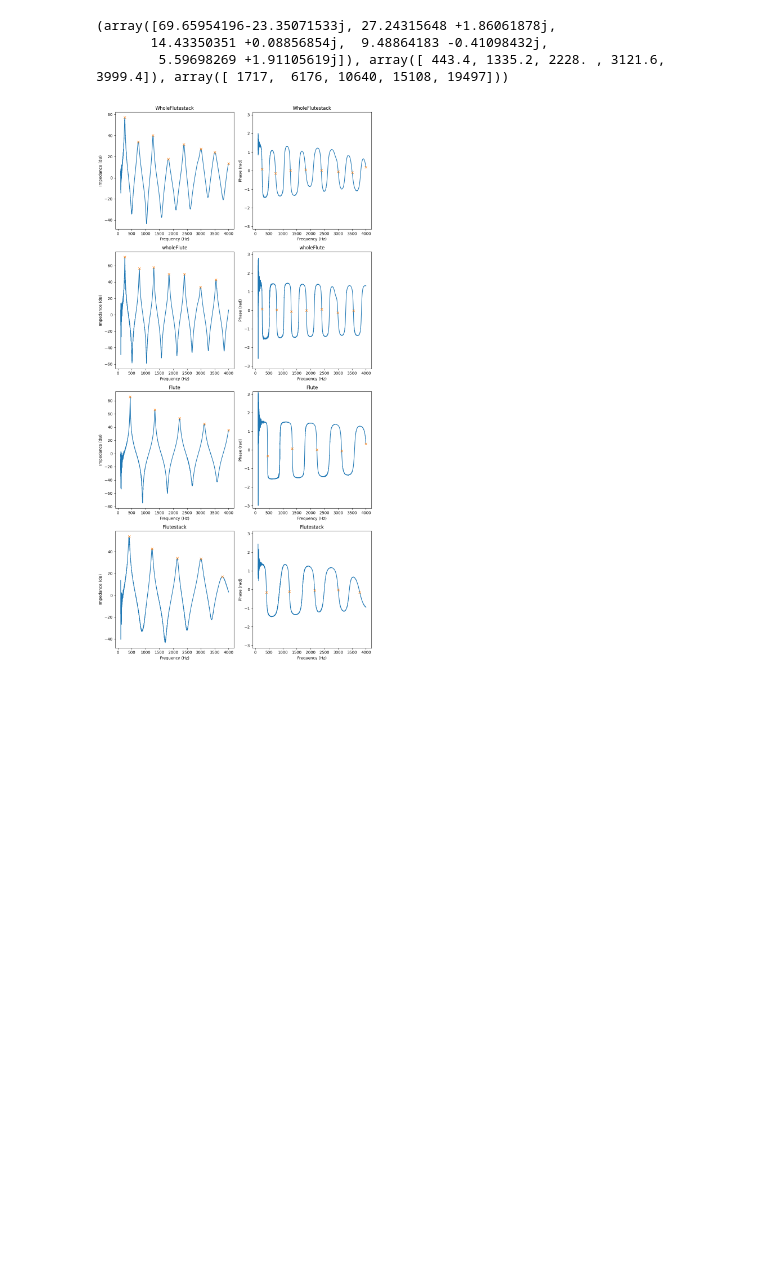
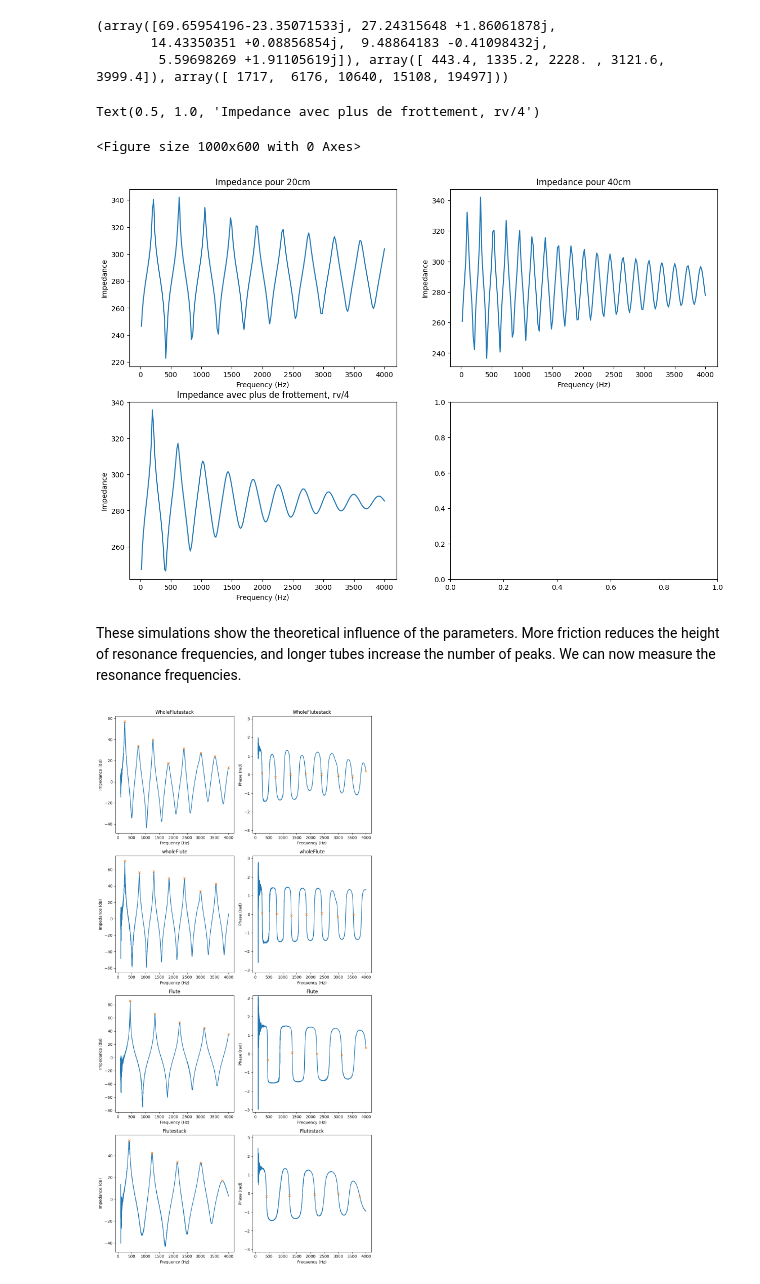
Before and after one commit to kjle/Acoustique-Musicale-TP, a Jupyter notebook: vent/data_analyse.ipynb, the cells around one changed output. Cells and saved outputs as stored; diff of their text form; code cells hidden in the pictures; blank space fills up the shorter version.

```diff
--- a/vent/data_analyse.ipynb
+++ b/vent/data_analyse.ipynb
@@ -83,6 +109,84 @@ print(get_local_maximas(data['Impedance'].to_numpy(),data['Freq'].to_numpy()))
 (array([69.65954196-23.35071533j, 27.24315648 +1.86061878j,
        14.43350351 +0.08856854j,  9.48864183 -0.41098432j,
         5.59698269 +1.91105619j]), array([ 443.4, 1335.2, 2228. , 3121.6, 3999.4]), array([ 1717,  6176, 10640, 15108, 19497]))
+# %%
+import numpy as np
+
+def characteristic_impedance(rho0, c, s, rv):
+    Zc = (rho0 * c / s) * (
+        1 + (0.37 * (1 - 1j) / rv) - (1.147 * 1j / rv**2)
+    )
+    return Zc
+
+# Example usage
+rho0 = 1.225  # Density of air in kg/m^3
+c = 343  #  in m/s
+s = 0.01  # Cross-sectional area in m^2
+rv = 100.0  # Raynolds number
+nbFreqs = 200
+omega = np.linspace(20*2*np.pi,4000*2*np.pi,nbFreqs)  # pulsation en rad/s
+
+Zc = characteristic_impedance(rho0, c, s, rv)
+
+def propagation_constant(omega, c, rv):
+    alpha = (omega / c) * (1.044 / rv + 1.08 / rv**2)
+    omega_v_phi = omega / c * (1 + 1.044 / rv)
+    gamma = alpha + 1j * omega_v_phi
+    return gamma
+
+def transfer_matrix(delta_x, gamma, Zc):
+    M = np.array([
+        [np.cosh(gamma * delta_x), Zc * np.sinh(gamma * delta_x)],
+        [np.sinh(gamma * delta_x) / Zc, np.cosh(gamma * delta_x)]
+    ])
+    return M
+
+x1 = 0
+x2 = 0.40
+s =(0.0189/2)**2*np.pi
+delta_x = x2-x1
+P_x2 = 10000
+U_x2 = 100
+
+def calculate_impedance(P_x2, U_x2, delta_x,omega,c,rv,s,rho0):
+    # Calculate gamma and Zc
+    gamma = propagation_constant(omega, c, rv)
+    Zc = characteristic_impedance(rho0, c, s, rv)
+
+    # Initialize P_x1 and U_x1 arrays
+    P_x1 = np.zeros(len(omega), dtype=complex)
+    U_x1 = np.zeros(len(omega), dtype=complex)
+
+    # Compute P_x1 and U_x1 for each frequency
+    for i in range(len(omega)):
+        M = transfer_matrix(delta_x, gamma[i], Zc)
+        vec_x2 = np.array([P_x2, U_x2])
+        vec_x1 = M @ vec_x2
+        P_x1[i] = vec_x1[0]
+        U_x1[i] = vec_x1[1]
+    return np.abs(P_x1)/np.abs(U_x1)
+
+# Plot the results
+plt.figure(figsize=(10, 6))
+fig, ax = plt.subplots(2, 2, figsize=(15, 10))
+ax[0,0].plot(omega / (2 * np.pi),to_db(calculate_impedance(P_x2, U_x2, delta_x,omega,c,rv, s, rho0)), label="|P/U|")
+ax[0,0].set_xlabel("Frequency (Hz)")
+ax[0,0].set_ylabel("Impedance")
+ax[0,0].set_title("Impedance pour 20cm")
+ax[0,1].plot(omega / (2 * np.pi),to_db(calculate_impedance(P_x2, U_x2, delta_x*2,omega,c,rv, s, rho0)), label="|P/U|")
+ax[0,1].set_xlabel("Frequency (Hz)")
+ax[0,1].set_ylabel("Impedance")
+ax[0,1].set_title("Impedance pour 40cm")
+ax[1,0].plot(omega / (2 * np.pi),to_db(calculate_impedance(P_x2, U_x2, delta_x,omega,c,rv/4, s, rho0)), label="|P/U|")
+ax[1,0].set_xlabel("Frequency (Hz)")
+ax[1,0].set_ylabel("Impedance")
+ax[1,0].set_title("Impedance avec plus de frottement, rv/4")
+# %% [output]
+Text(0.5, 1.0, 'Impedance avec plus de frottement, rv/4')
+<Figure size 1000x600 with 0 Axes>
+[figure, added]
+# %% [markdown]
+These simulations show the theoretical influence of the parameters. More friction reduces the height of resonance frequencies, and longer tubes increase the number of peaks. We can now measure the resonance frequencies.
 # %%
 subfolders = [f for f in os.listdir(config['data_folder']) if os.path.isdir(os.path.join(config['data_folder'], f))]
 
```
Also changed, not shown: parts of 14 cells of this notebook, 5 other files.
